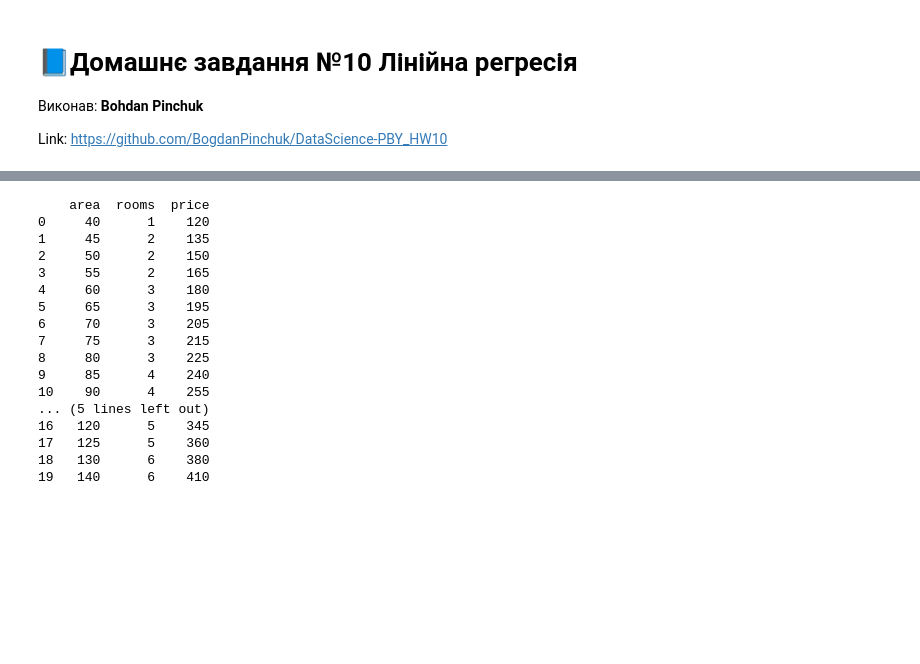
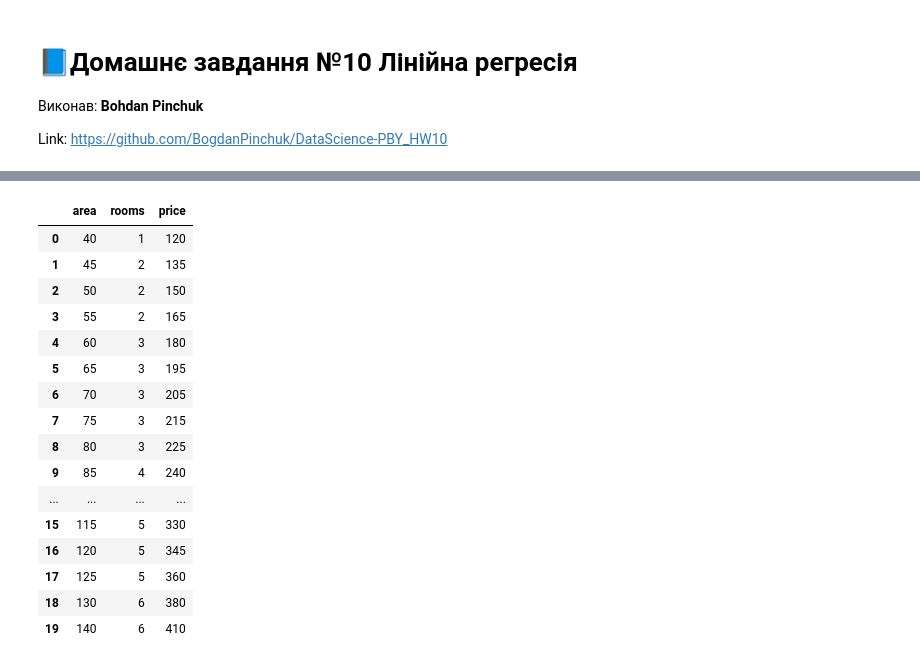
Before and after one commit to BogdanPinchuk/DataScience-PBY_HW10, a Jupyter notebook: Bohdan_Pinchuk_DS_HW10.ipynb, the cells around one changed output, grey strips where cells are left out. Drawn from its saved outputs; the diff is of its cells as text; code cells hidden in the pictures; blank space fills up the shorter version.

```diff
--- a/Bohdan_Pinchuk_DS_HW10.ipynb
+++ b/Bohdan_Pinchuk_DS_HW10.ipynb
@@ -46,38 +267,44 @@ Link: https://github.com/BogdanPinchuk/DataScience-PBY_HW10
 # %%
 import pandas as pd
 
-data = {
-    "area": [
-        40, 45, 50, 55, 60, 65, 70, 75, 80, 85,
-        90, 95, 100, 105, 110, 115, 120, 125, 130, 140
-    ],
-    "rooms": [
-        1, 2, 2, 2, 3, 3, 3, 3, 3, 4,
-        4, 4, 4, 4, 5, 5, 5, 5, 6, 6
-    ],
-    "price": [
-        120, 135, 150, 165, 180, 195, 205, 215, 225, 240,
-        255, 270, 285, 300, 315, 330, 345, 360, 380, 410
-    ]
+# Input data
+mae_name = "neg_mean_absolute_error"
+mse_name = "neg_mean_squared_error"
+rmse_name = "neg_root_mean_squared_error"
+r2_name = "r2"
+scorings = {
+    'mae': mae_name,
+    'mse': mse_name,
+    'rmse': rmse_name,
+    'r2': r2_name,
 }
 
+data = {
+    "area": [40, 45, 50, 55, 60, 65, 70, 75, 80, 85, 90, 95, 100, 105, 110, 115, 120, 125, 130, 140],
+    "rooms": [1, 2, 2, 2, 3, 3, 3, 3, 3, 4, 4, 4, 4, 4, 5, 5, 5, 5, 6, 6],
+    "price": [120, 135, 150, 165, 180, 195, 205, 215, 225, 240, 255, 270, 285, 300, 315, 330, 345, 360, 380, 410],
+}
+
+# Solution
 df = pd.DataFrame(data)
-print(df)
+
+# Print results
+display(df)
 # %% [output]
-    area  rooms  price
-0     40      1    120
-1     45      2    135
-2     50      2    150
-3     55      2    165
-4     60      3    180
-5     65      3    195
-6     70      3    205
-7     75      3    215
-8     80      3    225
-9     85      4    240
-10    90      4    255
-... (5 lines left out)
-16   120      5    345
-17   125      5    360
-18   130      6    380
-19   140      6    410
+|  | area | rooms | price |
+| 0 | 40 | 1 | 120 |
+| 1 | 45 | 2 | 135 |
+| 2 | 50 | 2 | 150 |
+| 3 | 55 | 2 | 165 |
+| 4 | 60 | 3 | 180 |
+| 5 | 65 | 3 | 195 |
+| 6 | 70 | 3 | 205 |
+| 7 | 75 | 3 | 215 |
+| 8 | 80 | 3 | 225 |
+| 9 | 85 | 4 | 240 |
+| ... | ... | ... | ... |
+| 15 | 115 | 5 | 330 |
+| 16 | 120 | 5 | 345 |
+| 17 | 125 | 5 | 360 |
+| 18 | 130 | 6 | 380 |
+| 19 | 140 | 6 | 410 |
```
Also changed, not shown: parts of 5 cells of this notebook.
